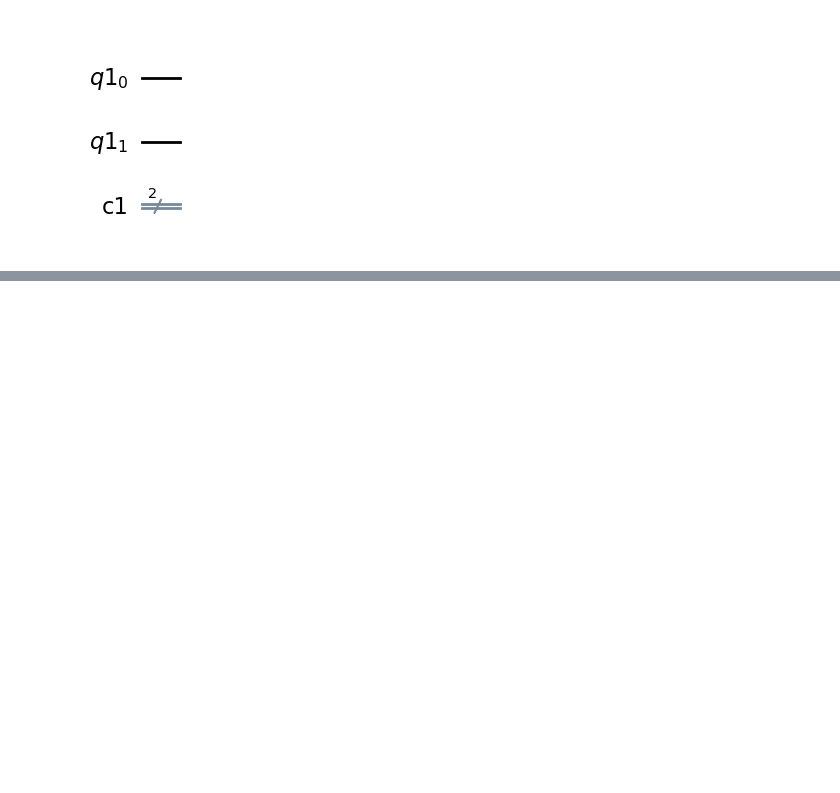
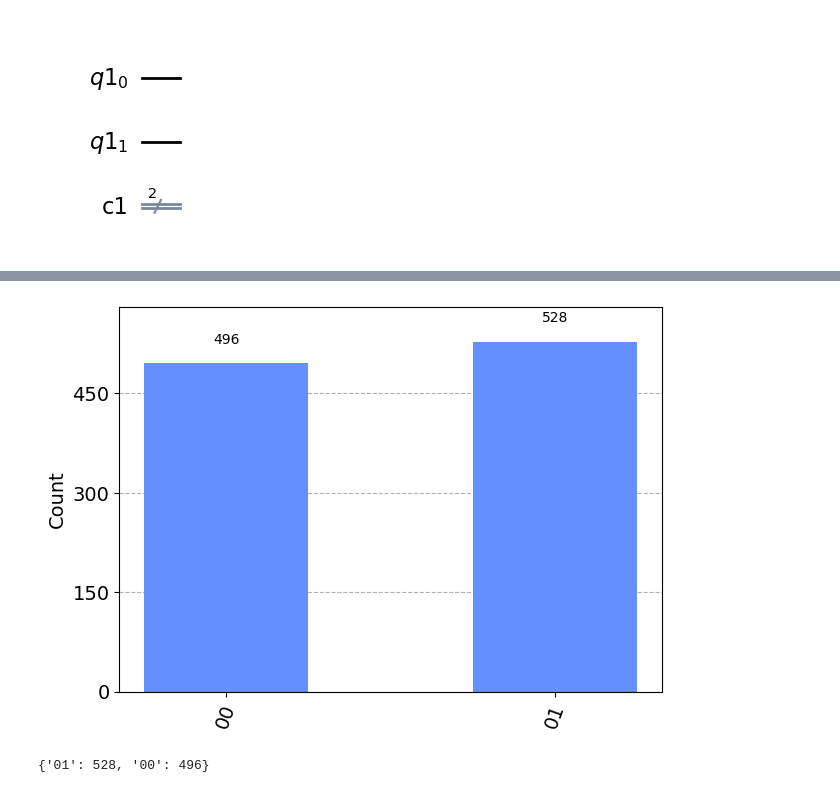
Before and after one commit to Chinmay-395/Quantum-Networking-and-Security, a Jupyter notebook: HW5/entaglement_code_Chinmay_Dali.ipynb, the cells around one changed output, grey strips where cells are left out. Drawn from its saved outputs; the diff is of its cells as text; code cells hidden in the pictures; blank space fills up the shorter version.

```diff
--- a/HW5/entaglement_code_Chinmay_Dali.ipynb
+++ b/HW5/entaglement_code_Chinmay_Dali.ipynb
@@ -21,0 +34,14 @@ quantum_circuit.draw(output='mpl')
+# %%
+# We can plot a histogram to see the count values
+from qiskit.visualization import plot_histogram
+# This line of code below illustrates how to get counts from the output.
+#Note that you need to give the circuit name.
+counts = result.get_counts(quantum_circuit)
+plot_histogram(counts)
+# %% [output]
+[figure, added]
+# %%
+# Let us see the counts
+print(counts)
+# %% [output]
+{'01': 528, '00': 496}
```
Also changed, not shown: parts of 6 cells of this notebook, 3 other files.
